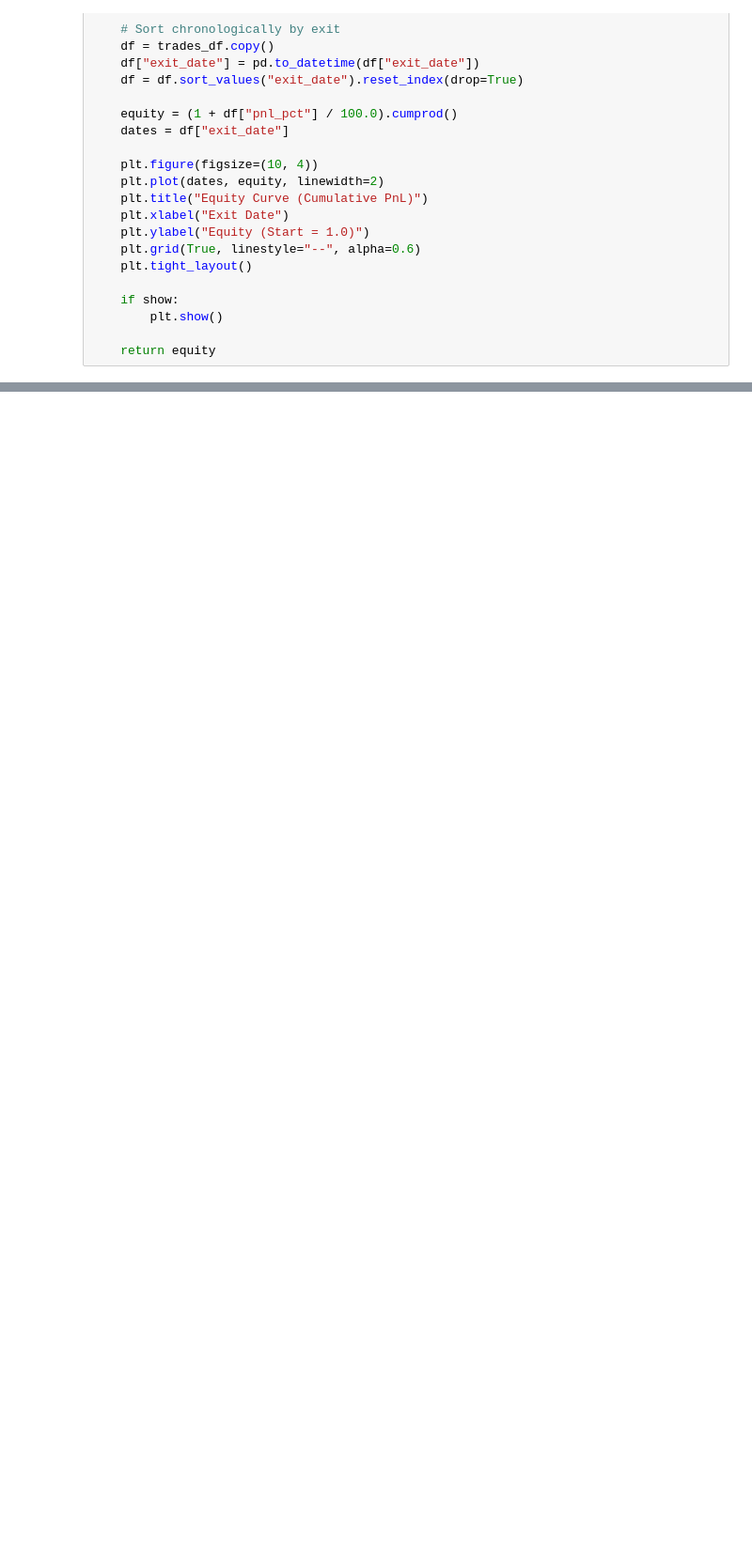
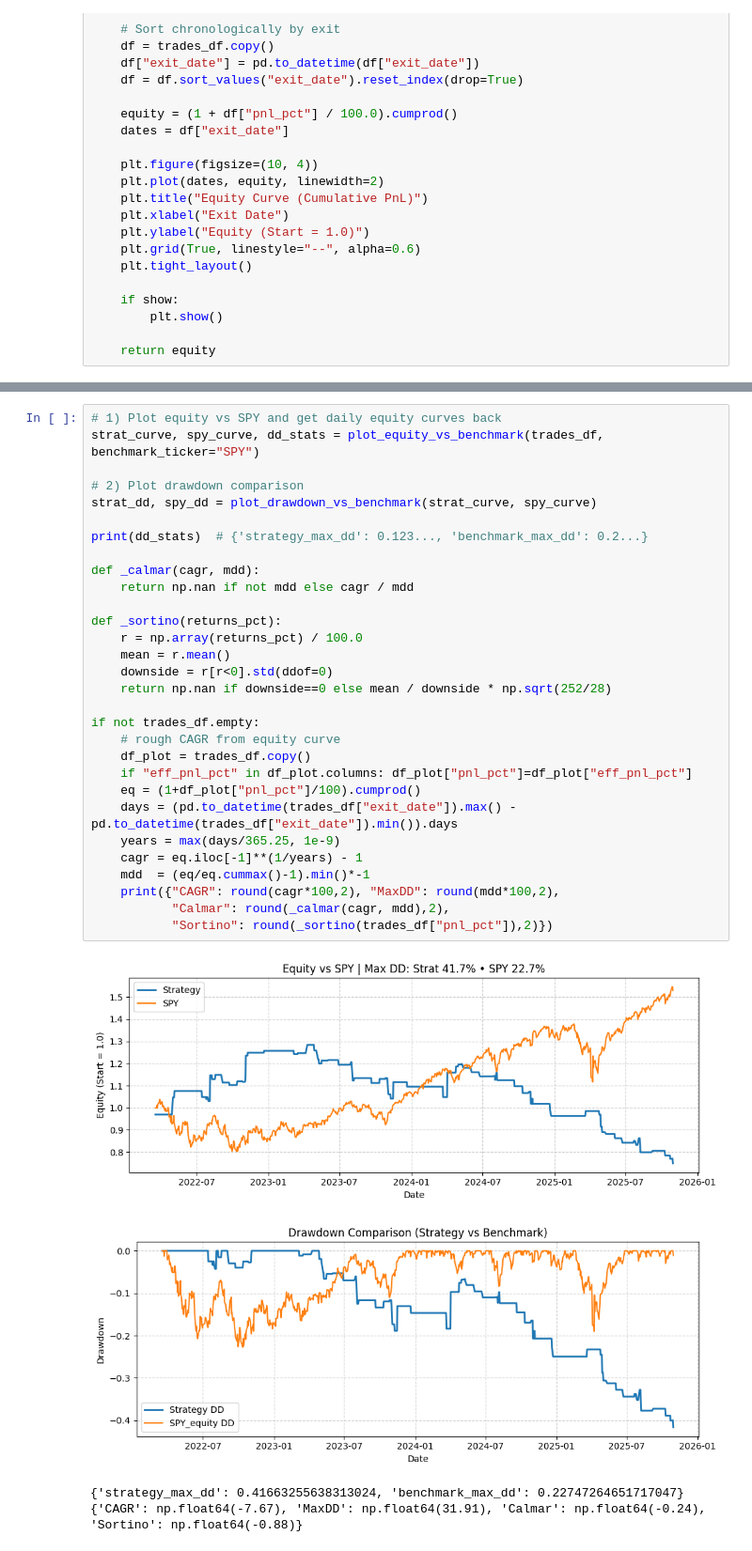
Before and after one commit to ai-ml-club-sjsu/project-fa25-QVP, a Jupyter notebook: notebooks/DCF_sentiment_analysis.ipynb, the cells around one changed output, grey strips where cells are left out. Shown: that part at 94% size. Drawn from its saved outputs; the diff is of its cells as text; blank space fills up the shorter version.

```diff
--- a/notebooks/DCF_sentiment_analysis.ipynb
+++ b/notebooks/DCF_sentiment_analysis.ipynb
@@ -1861,0 +1987,35 @@ HTTPError: 403 Client Error: Forbidden for url: https://api.polygon.io/v2/aggs/t
+# %%
+# 1) Plot equity vs SPY and get daily equity curves back
+strat_curve, spy_curve, dd_stats = plot_equity_vs_benchmark(trades_df, benchmark_ticker="SPY")
+
+# 2) Plot drawdown comparison
+strat_dd, spy_dd = plot_drawdown_vs_benchmark(strat_curve, spy_curve)
+
+print(dd_stats)  # {'strategy_max_dd': 0.123..., 'benchmark_max_dd': 0.2...}
+
+def _calmar(cagr, mdd):
+    return np.nan if not mdd else cagr / mdd
+
+def _sortino(returns_pct):
+    r = np.array(returns_pct) / 100.0
+    mean = r.mean()
+    downside = r[r<0].std(ddof=0)
+    return np.nan if downside==0 else mean / downside * np.sqrt(252/28)
+
+if not trades_df.empty:
+    # rough CAGR from equity curve
+    df_plot = trades_df.copy()
+    if "eff_pnl_pct" in df_plot.columns: df_plot["pnl_pct"]=df_plot["eff_pnl_pct"]
+    eq = (1+df_plot["pnl_pct"]/100).cumprod()
+    days = (pd.to_datetime(trades_df["exit_date"]).max() - pd.to_datetime(trades_df["exit_date"]).min()).days
+    years = max(days/365.25, 1e-9)
+    cagr = eq.iloc[-1]**(1/years) - 1
+    mdd  = (eq/eq.cummax()-1).min()*-1
+    print({"CAGR": round(cagr*100,2), "MaxDD": round(mdd*100,2),
+           "Calmar": round(_calmar(cagr, mdd),2),
+           "Sortino": round(_sortino(trades_df["pnl_pct"]),2)})
+# %% [output]
+[figure, added]
+[figure, added]
+{'strategy_max_dd': 0.41663255638313024, 'benchmark_max_dd': 0.22747264651717047}
+{'CAGR': np.float64(-7.67), 'MaxDD': np.float64(31.91), 'Calmar': np.float64(-0.24), 'Sortino': np.float64(-0.88)}
```
Also changed, not shown: parts of 5 cells of this notebook, 9 other files.
